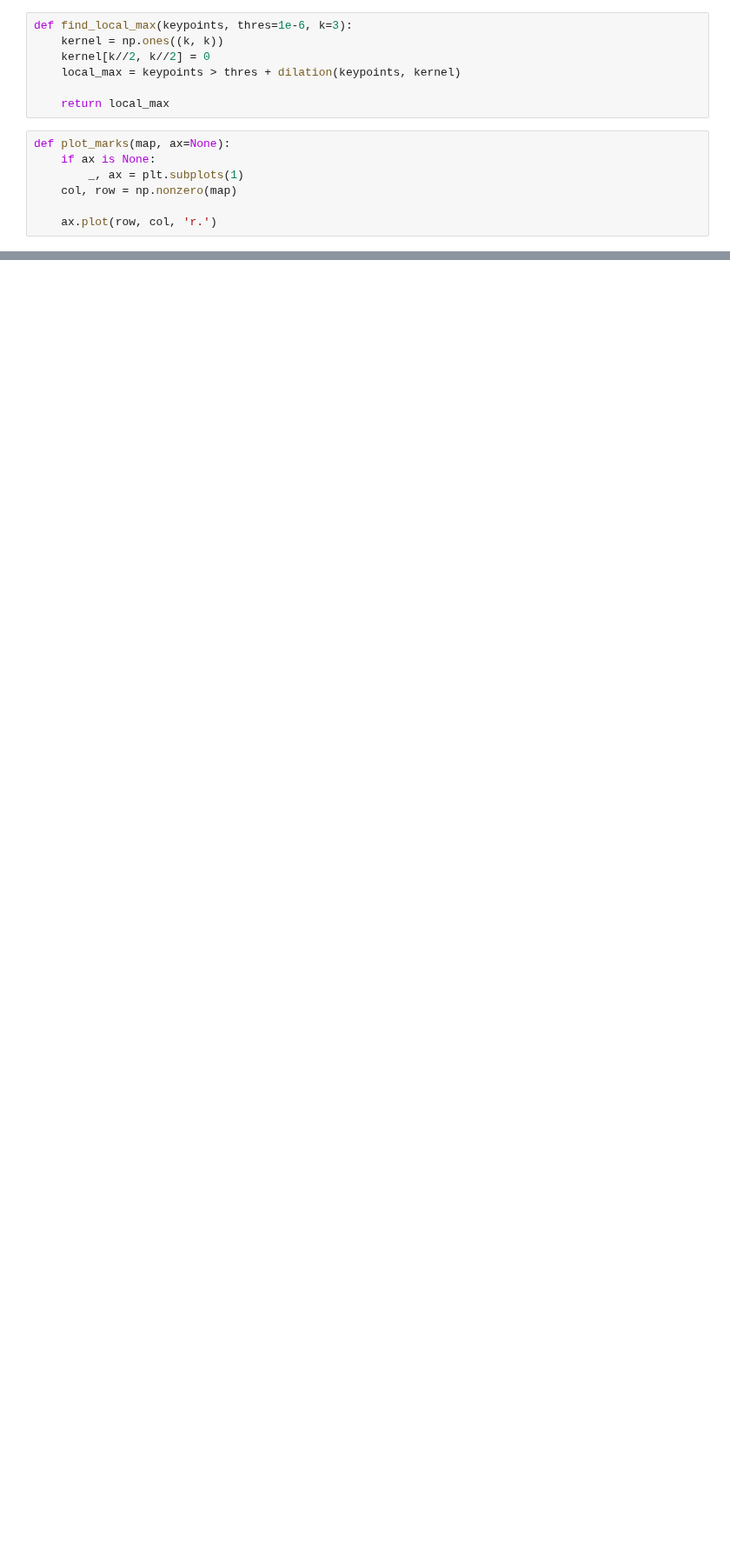
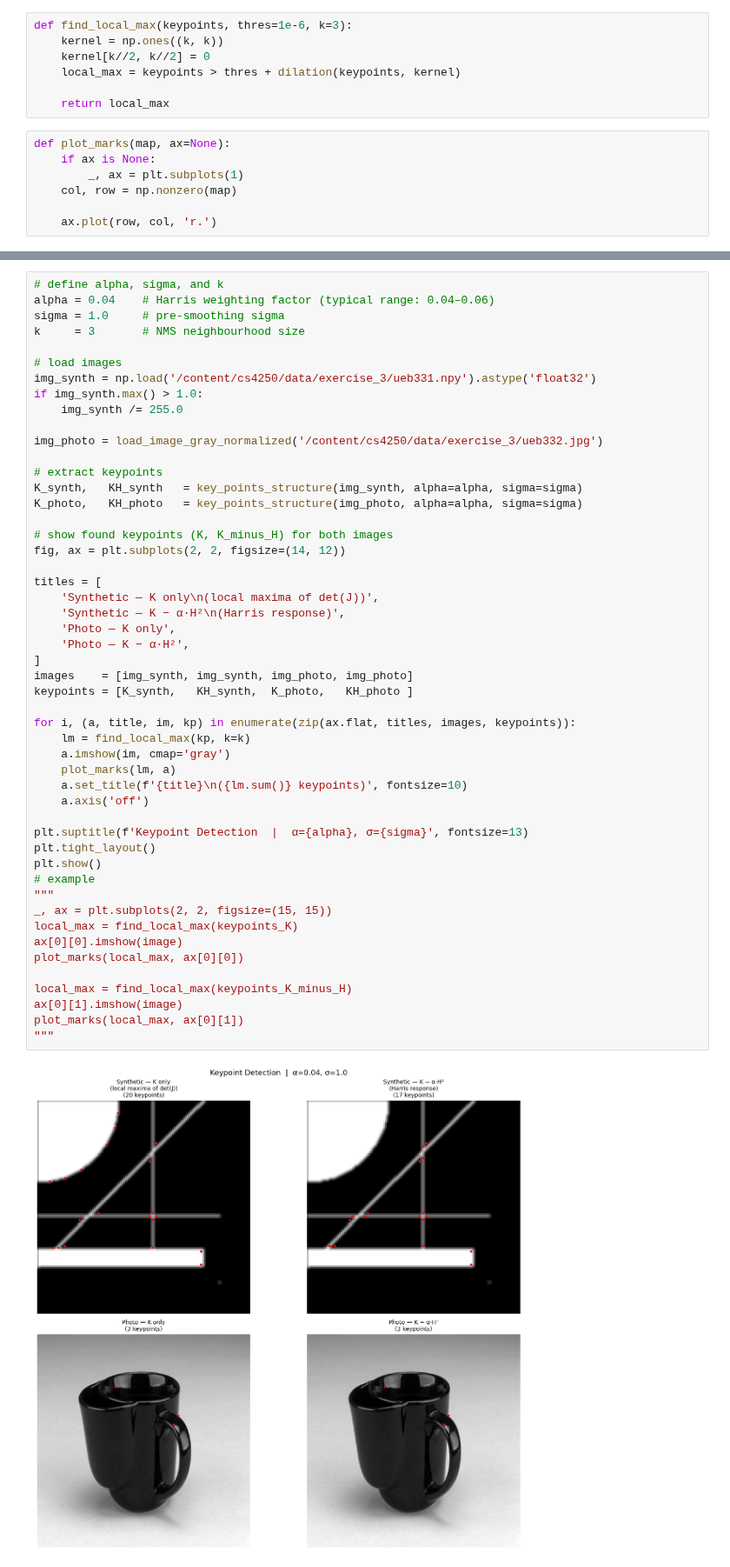
Before and after one commit to Jette-j/Computervision, a Jupyter notebook: exercise_3.ipynb, the cells around one changed output, grey strips where cells are left out. Shown at 87% size. Saved outputs shown, nothing was run; the diff lists cells and outputs as text; blank space fills up the shorter version.

```diff
--- a/exercise_3.ipynb
+++ b/exercise_3.ipynb
@@ -158,0 +266,52 @@ plot_marks(local_max, ax[0][1])
+# %%
+# define alpha, sigma, and k
+alpha = 0.04    # Harris weighting factor (typical range: 0.04–0.06)
+sigma = 1.0     # pre-smoothing sigma
+k     = 3       # NMS neighbourhood size
+
+# load images
+img_synth = np.load('/content/cs4250/data/exercise_3/ueb331.npy').astype('float32')
+if img_synth.max() > 1.0:
+    img_synth /= 255.0
+
+img_photo = load_image_gray_normalized('/content/cs4250/data/exercise_3/ueb332.jpg')
+
+# extract keypoints
+K_synth,   KH_synth   = key_points_structure(img_synth, alpha=alpha, sigma=sigma)
+K_photo,   KH_photo   = key_points_structure(img_photo, alpha=alpha, sigma=sigma)
+
+# show found keypoints (K, K_minus_H) for both images
+fig, ax = plt.subplots(2, 2, figsize=(14, 12))
+
+titles = [
+    'Synthetic — K only\n(local maxima of det(J))',
+    'Synthetic — K − α·H²\n(Harris response)',
+    'Photo — K only',
+    'Photo — K − α·H²',
+]
+images    = [img_synth, img_synth, img_photo, img_photo]
+keypoints = [K_synth,   KH_synth,  K_photo,   KH_photo ]
+
+for i, (a, title, im, kp) in enumerate(zip(ax.flat, titles, images, keypoints)):
+    lm = find_local_max(kp, k=k)
+    a.imshow(im, cmap='gray')
+    plot_marks(lm, a)
+    a.set_title(f'{title}\n({lm.sum()} keypoints)', fontsize=10)
+    a.axis('off')
+
+plt.suptitle(f'Keypoint Detection  |  α={alpha}, σ={sigma}', fontsize=13)
+plt.tight_layout()
+plt.show()
+# example
+"""
+_, ax = plt.subplots(2, 2, figsize=(15, 15))
+local_max = find_local_max(keypoints_K)
+ax[0][0].imshow(image)
+plot_marks(local_max, ax[0][0])
+
+local_max = find_local_max(keypoints_K_minus_H)
+ax[0][1].imshow(image)
+plot_marks(local_max, ax[0][1])
+"""
+# %% [output]
+[figure, added]
```
Also changed, not shown: parts of 14 cells of this notebook.
